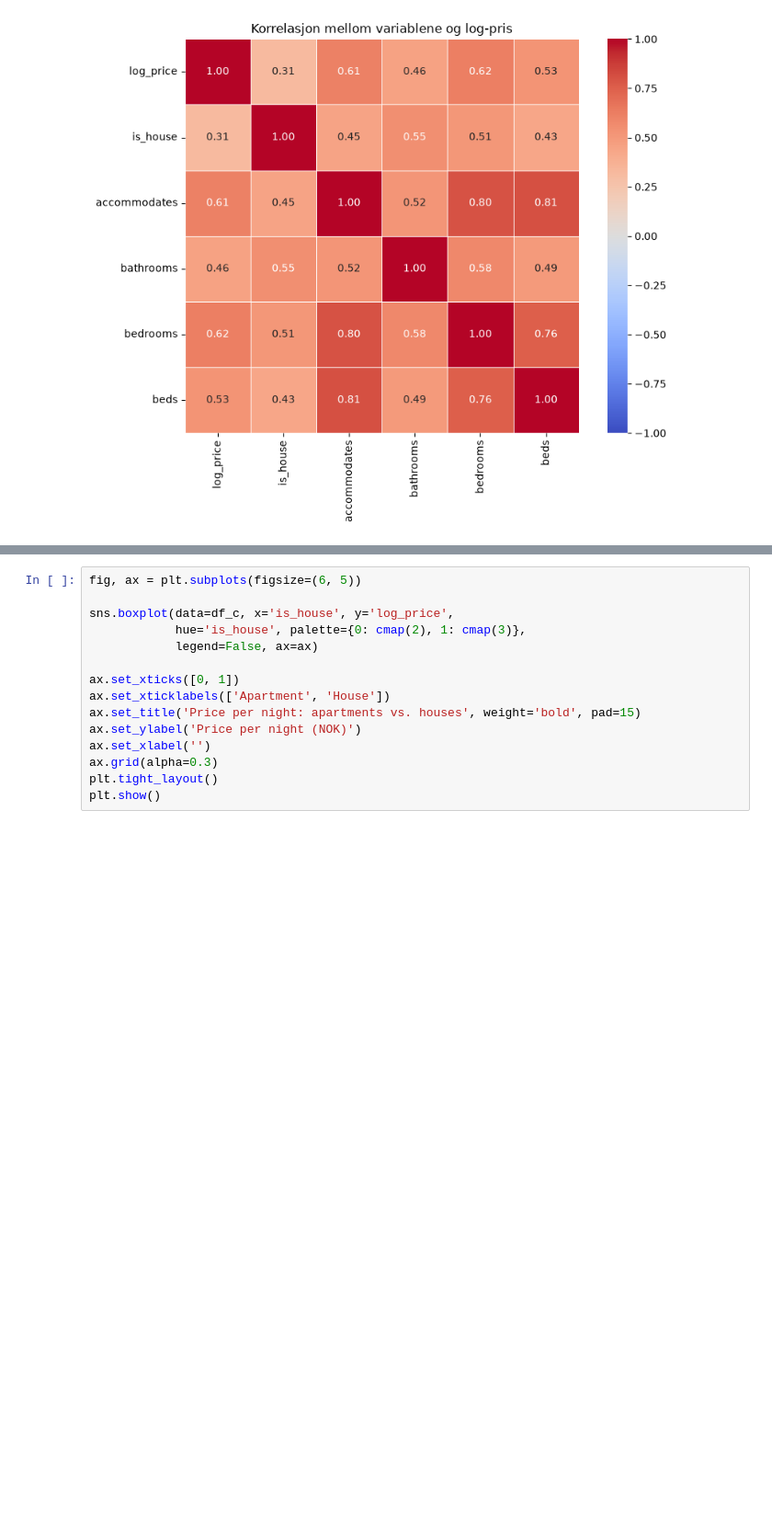
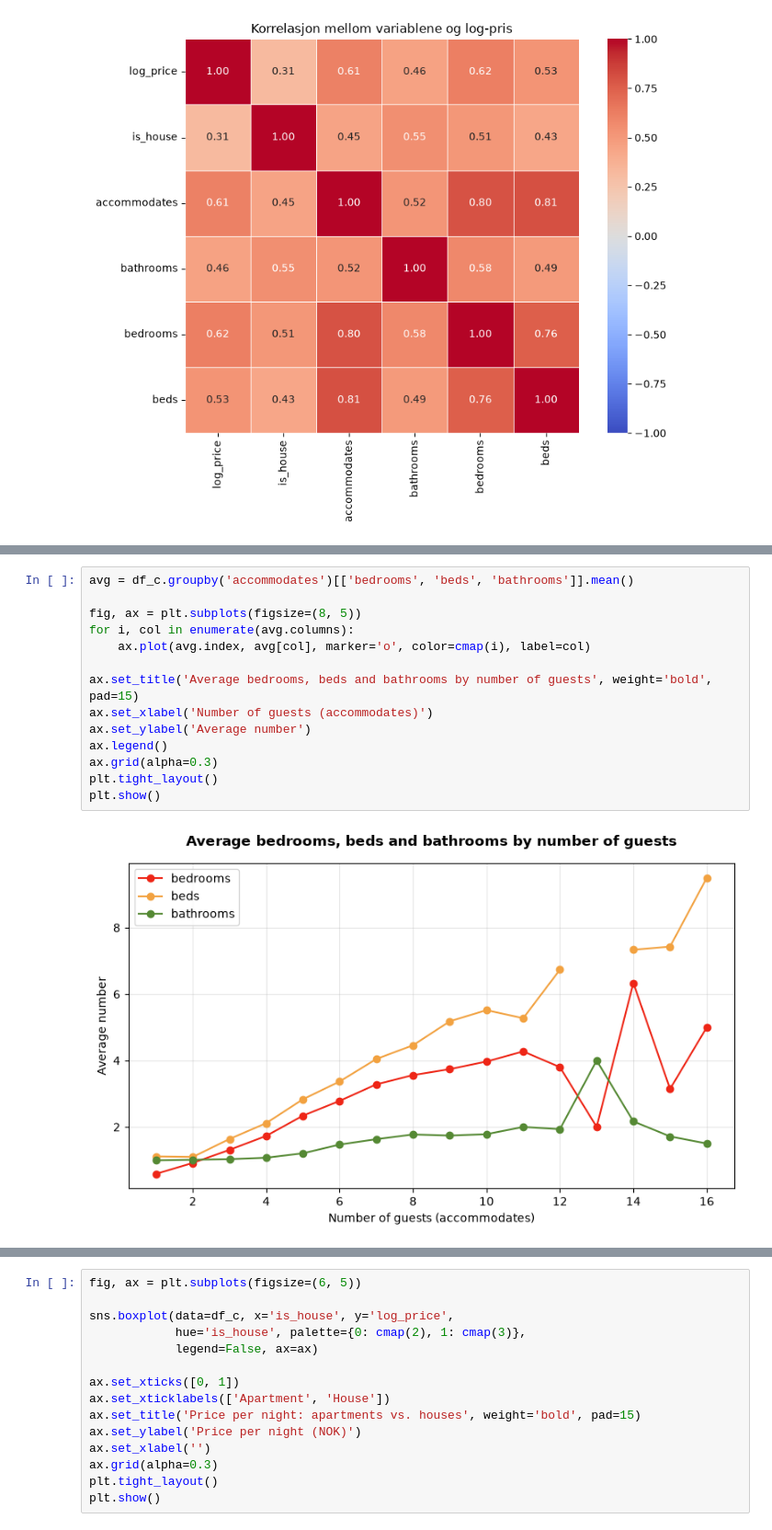
Before and after one commit to malenalisken/Airbnb_project, a Jupyter notebook: notebooks/relationships.ipynb, the cells around one changed output, grey strips where cells are left out. Shown at 92% size. Saved outputs shown, nothing was run; the diff lists cells and outputs as text; blank space fills up the shorter version.

```diff
--- a/notebooks/relationships.ipynb
+++ b/notebooks/relationships.ipynb
@@ -238,0 +263,16 @@ plt.show()
+# %%
+avg = df_c.groupby('accommodates')[['bedrooms', 'beds', 'bathrooms']].mean()
+
+fig, ax = plt.subplots(figsize=(8, 5))
+for i, col in enumerate(avg.columns):
+    ax.plot(avg.index, avg[col], marker='o', color=cmap(i), label=col)
+
+ax.set_title('Average bedrooms, beds and bathrooms by number of guests', weight='bold', pad=15)
+ax.set_xlabel('Number of guests (accommodates)')
+ax.set_ylabel('Average number')
+ax.legend()
+ax.grid(alpha=0.3)
+plt.tight_layout()
+plt.show()
+# %% [output]
+[figure, added]
```
Also changed, not shown: parts of 23 cells of this notebook, 2 other files.
